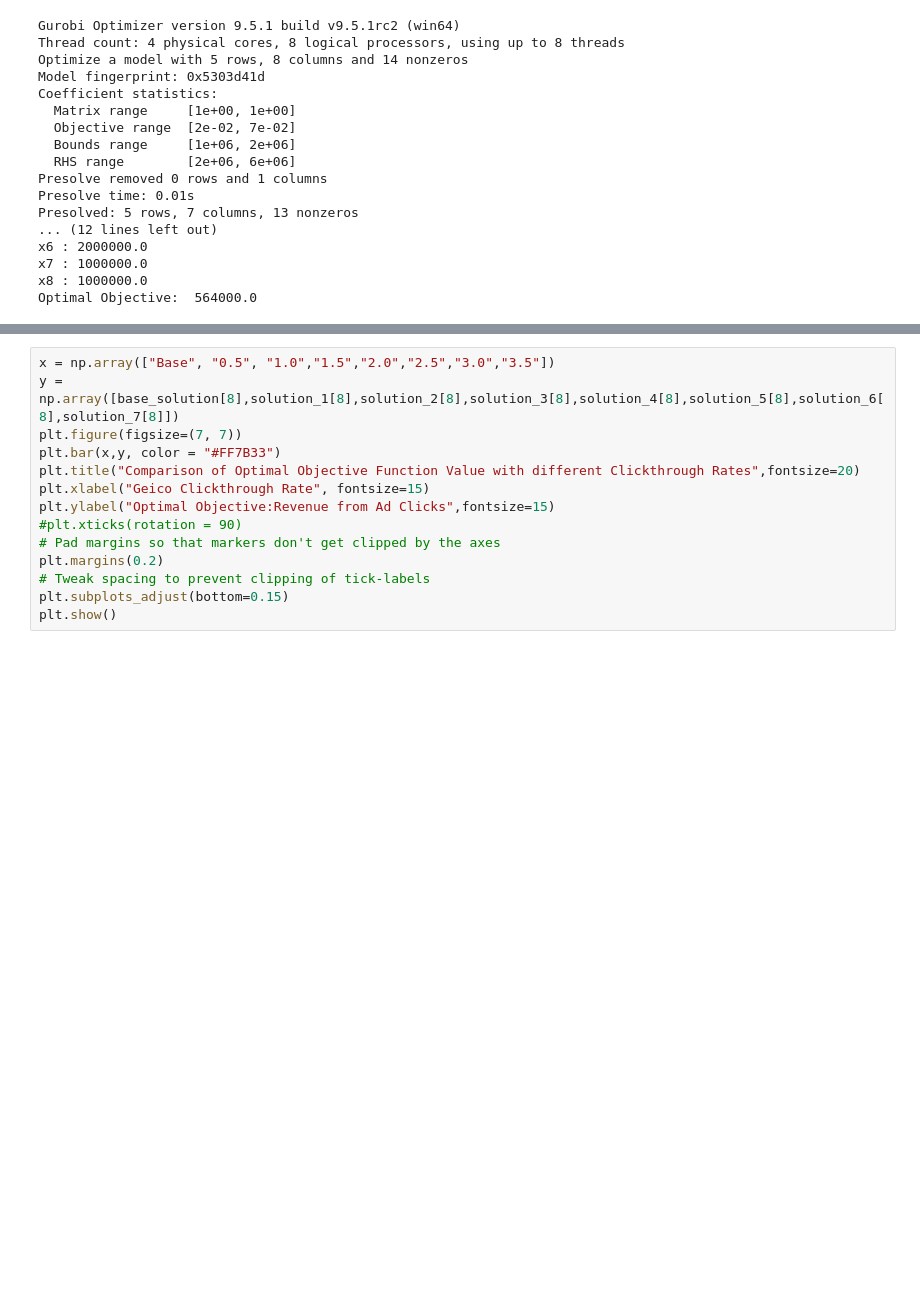
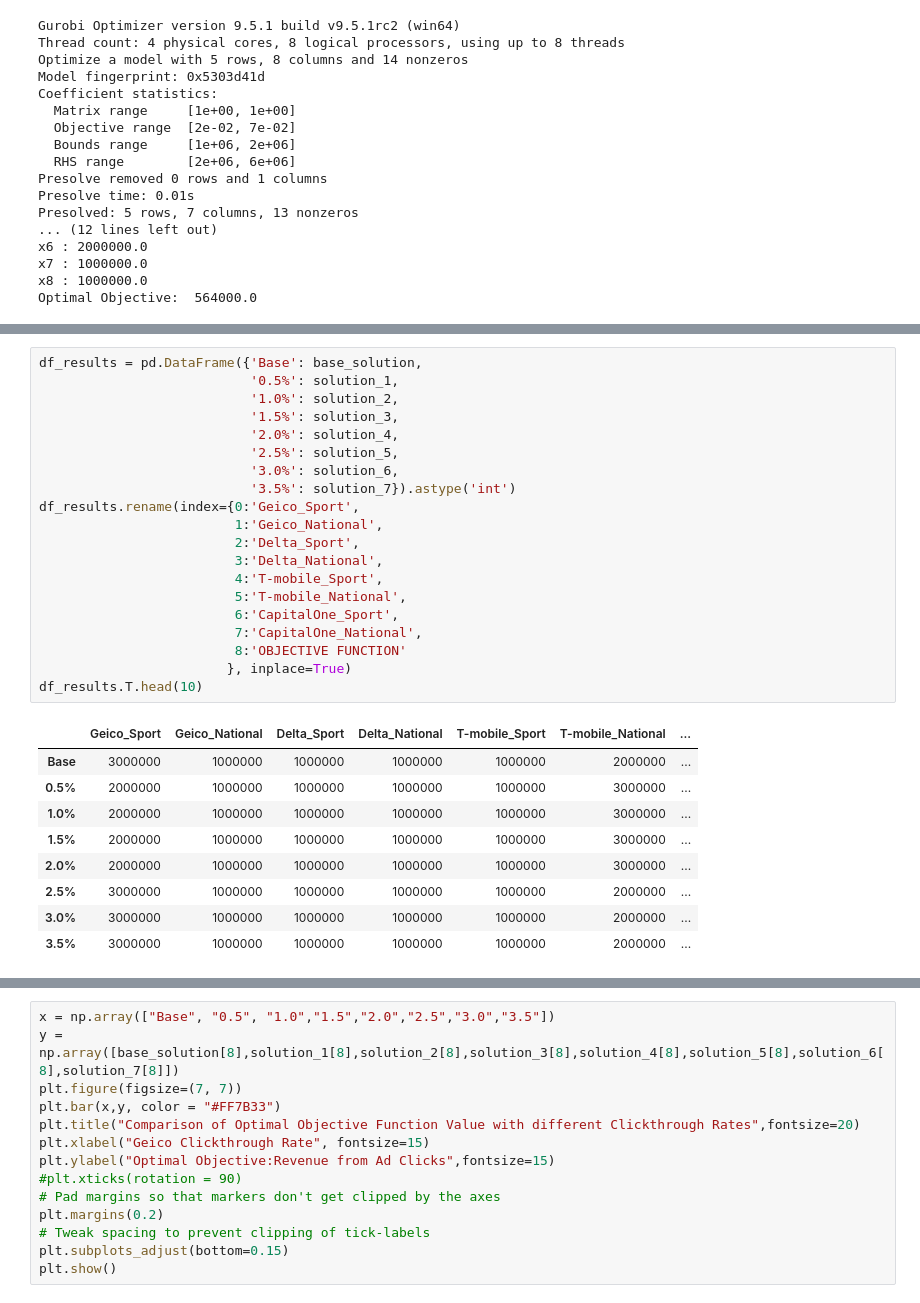
Before and after one commit to ghosh-ayan/Linear_Optimization_using_Gurobi_CVXOPT, a Jupyter notebook: BAX443 Homework 1.ipynb, the cells around one changed output, grey strips where cells are left out. Drawn from its saved outputs; the diff is of its cells as text; blank space fills up the shorter version.

```diff
--- a/BAX443 Homework 1.ipynb
+++ b/BAX443 Homework 1.ipynb
@@ -265,3 +319,33 @@ x6 : 2000000.0
 x7 : 1000000.0
 x8 : 1000000.0
 Optimal Objective:  660000.0
+# %%
+df_results = pd.DataFrame({'Base': base_solution,
+                           '0.5%': solution_1,
+                           '1.0%': solution_2,
+                           '1.5%': solution_3,
+                           '2.0%': solution_4,
+                           '2.5%': solution_5,
+                           '3.0%': solution_6,
+                           '3.5%': solution_7}).astype('int')
+df_results.rename(index={0:'Geico_Sport',
+                         1:'Geico_National',
+                         2:'Delta_Sport',
+                         3:'Delta_National',
+                         4:'T-mobile_Sport',
+                         5:'T-mobile_National',
+                         6:'CapitalOne_Sport',
+                         7:'CapitalOne_National',
+                         8:'OBJECTIVE FUNCTION'
+                        }, inplace=True)
+df_results.T.head(10)
+# %% [output]
+|  | Geico_Sport | Geico_National | Delta_Sport | Delta_National | T-mobile_Sport | T-mobile_National | ... |
+| Base | 3000000 | 1000000 | 1000000 | 1000000 | 1000000 | 2000000 | ... |
+| 0.5% | 2000000 | 1000000 | 1000000 | 1000000 | 1000000 | 3000000 | ... |
+| 1.0% | 2000000 | 1000000 | 1000000 | 1000000 | 1000000 | 3000000 | ... |
+| 1.5% | 2000000 | 1000000 | 1000000 | 1000000 | 1000000 | 3000000 | ... |
+| 2.0% | 2000000 | 1000000 | 1000000 | 1000000 | 1000000 | 3000000 | ... |
+| 2.5% | 3000000 | 1000000 | 1000000 | 1000000 | 1000000 | 2000000 | ... |
+| 3.0% | 3000000 | 1000000 | 1000000 | 1000000 | 1000000 | 2000000 | ... |
+| 3.5% | 3000000 | 1000000 | 1000000 | 1000000 | 1000000 | 2000000 | ... |
```
Also changed, not shown: parts of 14 cells of this notebook.
